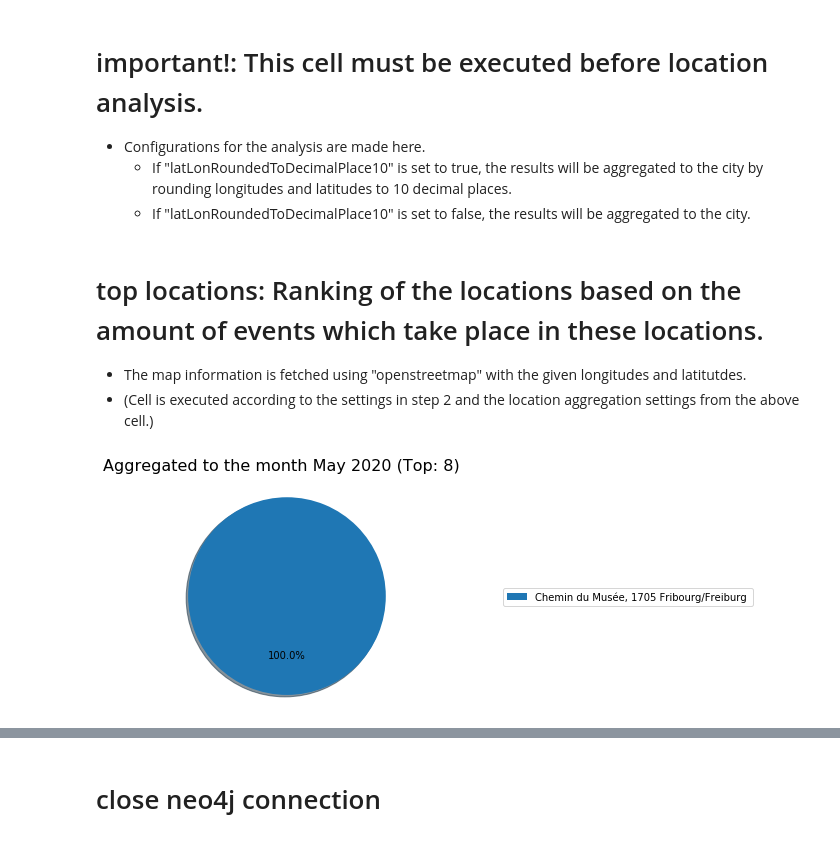
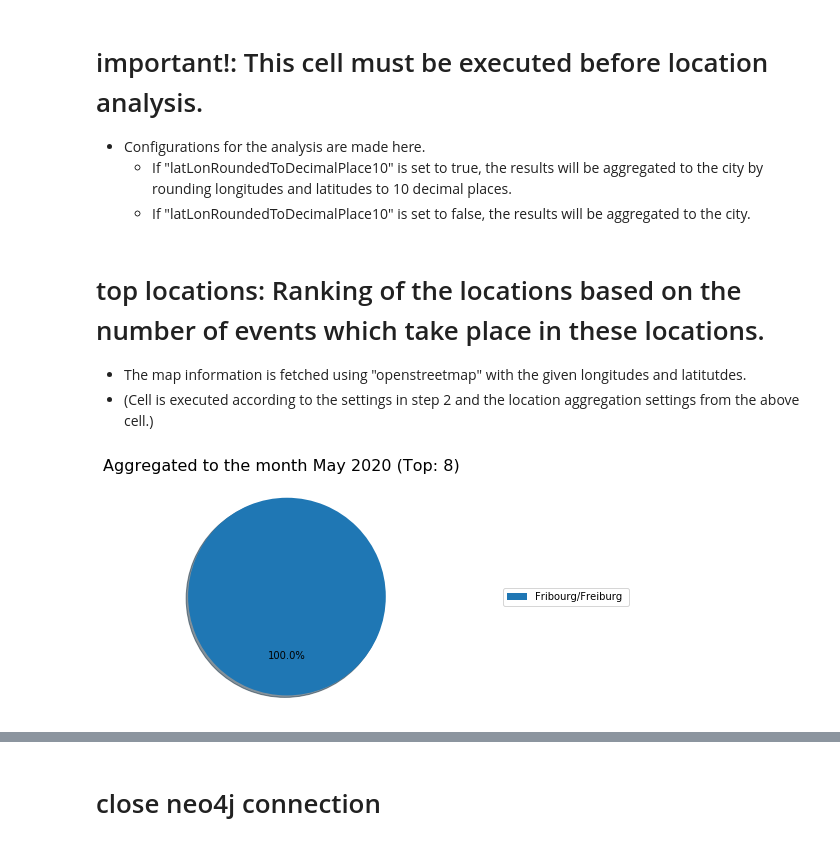
Before and after one commit to sogukma/MeetupGraphAnalysis, a Jupyter notebook: Querying Trends.ipynb, the cells around one changed output, grey strips where cells are left out. Saved outputs shown, nothing was run; the diff lists cells and outputs as text; code cells hidden in the pictures.

```diff
--- a/Querying Trends.ipynb
+++ b/Querying Trends.ipynb
@@ -59,7 +59,7 @@ def printPieChart(date2,data, chartLabels):
         date2 = datetime.strptime(str(date2),'%H:%M:%S.%f000').strftime('%H')
 
 
-    plt.suptitle('Aggregated to the '+dateAggregationForChartTitle+" "+ str(date2) +" (Top: "+amountOfReturnValues+")", fontsize=16)
+    plt.suptitle('Aggregated to the '+dateAggregationForChartTitle+" "+ str(date2) +" (Top: "+numberOfReturnValues+")", fontsize=16)
     labels = chartLabels
     sizes = data
     patches, l, texts = plt.pie(sizes, shadow=True, startangle=90, autopct='%0.1f%%')
@@ -73,13 +73,11 @@ def printPieChart(date2,data, chartLabels):
 Cell is executed according to the settings in step 2.
 # %%
 def get_top_events(tx):
-    for record in tx.run("match (e:Event)<-[r:RSVPd]-(p:Person) with "+dateAggregation+" as date, count(r) as rsvp_count, e.name as name  order by rsvp_count desc return date, collect(rsvp_count)[.."+amountOfReturnValues+"] as rsvp_amount, collect(name)[.."+amountOfReturnValues+"] as event_name order by date desc"):
+    for record in tx.run("match (e:Event)<-[r:RSVPd]-(p:Person) with "+dateAggregation+" as date, count(r) as rsvp_count, e.name as name  order by rsvp_count desc return date, collect(rsvp_count)[.."+numberOfReturnValues+"] as rsvp_number, collect(name)[.."+numberOfReturnValues+"] as event_name order by date desc"):
 
-        rsvpcount_events = list(zip(record['rsvp_amount'], record['event_name']))
+        rsvpcount_events = list(zip(record['rsvp_number'], record['event_name']))
 
-        printPieChart(record["date"],record['rsvp_amount'],record['event_name'])
- #       printPieChartModern(record["date"],record['rsvp_amount'],record['event_name'])
- #       tablePrint(record["date"], rsvpcount_events, ['rsvp_amount', 'event_name'])
+        printPieChart(record["date"],record['rsvp_number'],record['event_name'])
 
 with driver.session() as session:
     session.read_transaction(get_top_events)
@@ -103,11 +101,10 @@ with driver.session() as session:
 Cell is executed according to the settings in step 2.
 # %%
 def get_hot_topics(tx):
-    for record in tx.run("match(e:Event)<-[:ORGANIZES]-(g:Group)-[:IS_ABOUT]->(t:Topic) with "+dateAggregation+" as date, t.urlkey as topic, count(e) as amount_events_per_topic order by amount_events_per_topic desc return date, collect(amount_events_per_topic)[.."+amountOfReturnValues+"] as events_amount, collect(topic)[.."+amountOfReturnValues+"] as topic order by date desc"):
-        events_per_topics = list(zip(record['events_amount'], record['topic']))
+    for record in tx.run("match(e:Event)<-[:ORGANIZES]-(g:Group)-[:IS_ABOUT]->(t:Topic) with "+dateAggregation+" as date, t.urlkey as topic, count(e) as number_events_per_topic order by number_events_per_topic desc return date, collect(number_events_per_topic)[.."+numberOfReturnValues+"] as events_number, collect(topic)[.."+numberOfReturnValues+"] as topic order by date desc"):
+        events_per_topics = list(zip(record['events_number'], record['topic']))
 
-       # tablePrint(record["date"], events_per_topics, ['events_amount', 'topic'])
-        printPieChart(record["date"],record['events_amount'],record['topic'])
+        printPieChart(record["date"],record['events_number'],record['topic'])
 
 with driver.session() as session:
     session.read_transaction(get_hot_topics)
@@ -134,20 +131,20 @@ with driver.session() as session:
     - If "latLonRoundedToDecimalPlace10" is set to true, the results will be aggregated to the city by rounding longitudes and latitudes to 10 decimal places.
     - If "latLonRoundedToDecimalPlace10" is set to false, the results will be aggregated to the city.
 # %%
-latLonRoundedToDecimalPlace10 = False
+latLonRoundedToDecimalPlace10 = True
 if latLonRoundedToDecimalPlace10 == True:
     latLon = "round(toFloat(v.lat)*10)/10 as lat, round(toFloat(v.lon)*10)/10 as lon"
 else:
     latLon = "toFloat(v.lat) as lat, toFloat(v.lon) as lon"
 # %% [markdown]
-# top locations: Ranking of the locations based on the amount of events which take place in these locations.
+# top locations: Ranking of the locations based on the number of events which take place in these locations.
 - The map information is fetched using "openstreetmap" with the given longitudes and latitutdes.
 - (Cell is executed according to the settings in step 2 and the location aggregation settings from the above cell.)
 # %%
 
 from geopy.geocoders import Nominatim
 def get_hot_locations(tx):
-    for record in tx.run("match(e:Event)-[:TAKES_PLACE_AT]->(v:Venue) where not v.address = '' and  not v.city=''  with "+dateAggregation+" as date, "+latLon+", count(*) as amount_events_at_location order by  amount_events_at_location desc  return date, collect(amount_events_at_location)[.."+amountOfReturnValues+"] as events_amount, collect(lon)[.."+amountOfReturnValues+"] as lon, collect(lat)[.."+amountOfReturnValues+"]  as lat order by date desc "):
+    for record in tx.run("match(e:Event)-[:TAKES_PLACE_AT]->(v:Venue) where not v.address = '' and  not v.city=''  with "+dateAggregation+" as date, "+latLon+", count(*) as number_events_at_location order by  number_events_at_location desc  return date, collect(number_events_at_location)[.."+numberOfReturnValues+"] as events_number, collect(lon)[.."+numberOfReturnValues+"] as lon, collect(lat)[.."+numberOfReturnValues+"]  as lat order by date desc "):
 
         geolocator = Nominatim(user_agent="specify_your_app_name_here")
        # location = geolocator.reverse("52.509669, 13.376294")
@@ -166,34 +163,33 @@ def get_hot_locations(tx):
             footway = ""
 
             if (latLonRoundedToDecimalPlace10 == False):
                 if 'road' in address:
                     road =  address['road']
                     road += " "
                 if 'house_number' in address:
                     house_number = address['house_number']
                     house_number += ", "
                 if 'footway' in address:
                     footway = address['footway']
                     footway += ", "
                 if 'postcode' in address:
                     postcode = address['postcode']
                     postcode += " "
             if 'state' in address:
                 state = address['state']
                 state += " "
             if 'town' in address:
                 town = address['town']
                 town += " "
 
             addresses.append(footway+road+house_number+postcode+town+state)
 
 
-           # events_in_cities = list(zip(record['events_amount'], record['city']))
 
-        printPieChart(record["date"],record['events_amount'],addresses)
-       # tablePrint(record["date"], events_in_cities, ['events_amount', 'city'])
+        printPieChart(record["date"],record['events_number'],addresses)
+
 
 with driver.session() as session:
     session.read_transaction(get_hot_locations)
 # %% [output]
-[figure, old version]
+[figure, new version]
```
Also changed, not shown: parts of 7 cells of this notebook, 1 other file.
